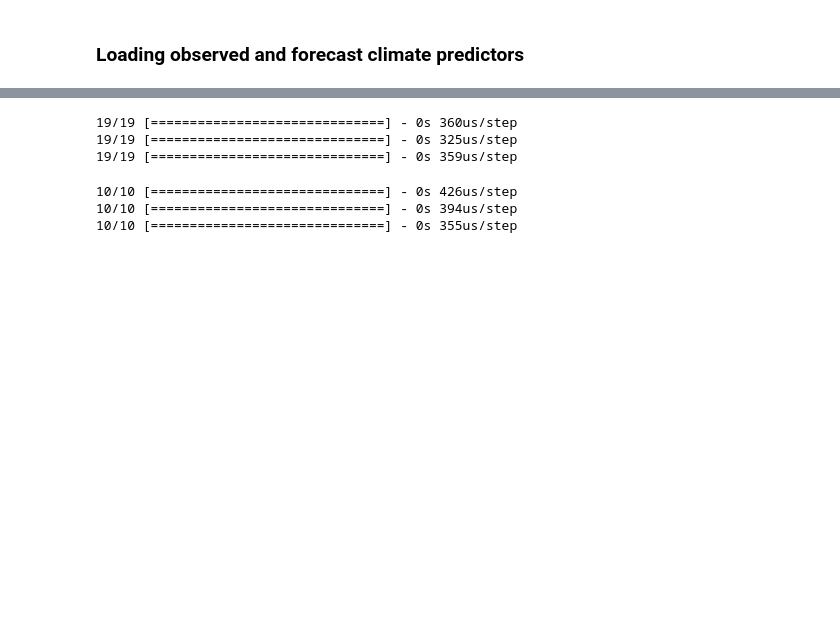
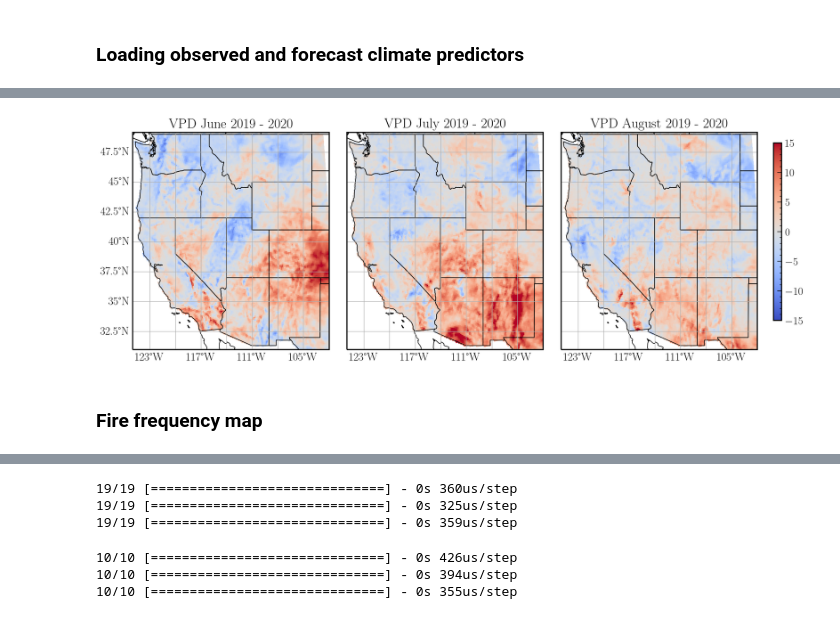
Before and after one commit to jtbuch/SEASFire, a Jupyter notebook: scripts/seas_fire_forecasts.ipynb, the cells around one changed output, grey strips where cells are left out. Saved outputs shown, nothing was run; the diff lists cells and outputs as text; code cells hidden in the pictures; blank space fills up the shorter version.

```diff
--- a/scripts/seas_fire_forecasts.ipynb
+++ b/scripts/seas_fire_forecasts.ipynb
@@ -133 +351,72 @@ X_pred_test_df= X_pred_test_df.drop(columns=['Solar', 'Ant_Tmax', 'RH', 'Ant_RH'
+# %%
+vpd_xarr= xarray.open_dataarray('../data/12km/climate/primary/vpd.nc').sel(time= slice('1984-01-15', '2023-05-15'))
+tmax_xarr= xarray.open_dataarray('../data/12km/climate/primary/tmax.nc').sel(time= slice('1984-01-15', '2023-05-15'))
+prec_xarr= xarray.open_dataarray('../data/12km/climate/primary/prec.nc').sel(time= slice('1984-01-15', '2023-05-15'))
+ffwi_xarr= xarray.open_dataarray('../data/12km/climate/primary/ffwi.nc').sel(time= slice('1984-01-15', '2023-05-15'))
+
+# antprec_xarr= xarray.DataArray(data= X_pred_ur_df['Avgprec_3mo'].to_numpy().reshape(3, 208, 155),
+#         dims=["month", "Y", "X"],
+#         coords=dict(
+#             X=(["X"], np.linspace(-2349250, -501250, 155)),
+#             Y=(["Y"], np.linspace(3166500, 682500, 208)),
+#             time= (["month"], np.linspace(0, 2, 3, dtype= np.int64)),),)
+lat_long_grid= coord_transform(ffwi_xarr['X'][:].data, ffwi_xarr['Y'][:].data, input_crs= 'EPSG:5070', output_crs= 'EPSG:4326')
+# %%
+extent = [-125, -102, 31, 49]
+central_lon = np.mean(extent[:2])
+central_lat = np.mean(extent[2:])
+#colors= np.random.rand(14)
+
+fig= plt.figure(figsize=(18, 10))
+gs = fig.add_gridspec(4, 6)
+
+ax= fig.add_subplot(gs[0:4, 0:2], projection=ccrs.PlateCarree())
+ax.set_extent(extent);
+ax.add_feature(cfeature.LAND, edgecolor='black', facecolor= 'white');
+ax.add_feature(cfeature.STATES, edgecolor='black');
+CS= ax.pcolormesh(lat_long_grid[0], lat_long_fire_grid[1], ffwi_xarr.sel(time='2019-06-15') - ffwi_xarr.sel(time='2020-06-15').values, vmin= -15, vmax= 15, cmap=plt.cm.coolwarm) #.mean(axis= 0, skipna= False)  np.log10(pred_prob_xarr[0, : , :])
+#cax= fig.add_axes([ax.get_position().x0, ax.get_position().y0 - 0.1, ax.get_position().width, 0.02])
+gl= ax.gridlines(draw_labels=True);
+gl.xlabel_style = {'size': 18, 'color': 'black'}
+gl.ylabel_style = {'size': 18, 'color': 'black'}
+gl.top_labels = False
+gl.right_labels = False
+ax.set_aspect(1.4/1)
+ax.set_title(r'VPD June 2019 - 2020', fontsize= 22);
+
+ax1= fig.add_subplot(gs[0:4, 2:4], projection=ccrs.PlateCarree())
+ax1.set_extent(extent);
+ax1.add_feature(cfeature.LAND, edgecolor='black', facecolor= 'white');
+ax1.add_feature(cfeature.STATES, edgecolor='black');
+CS1= ax1.pcolormesh(lat_long_grid[0], lat_long_fire_grid[1], ffwi_xarr.sel(time='2019-07-15') - ffwi_xarr.sel(time='2020-07-15').values, vmin= -15, vmax= 15, cmap=plt.cm.coolwarm) #.mean(axis= 0, skipna= False)
+gl1= ax1.gridlines(draw_labels=True);
+gl1.xlabel_style = {'size': 18, 'color': 'black'}
+gl1.ylabel_style = {'size': 18, 'color': 'black'}
+gl1.top_labels = False
+gl1.left_labels = False
+gl1.right_labels = False
+ax1.set_aspect(1.4/1)
+ax1.set_title(r'VPD July 2019 - 2020', fontsize= 22);
+
+ax2= fig.add_subplot(gs[0:4, 4:6], projection=ccrs.PlateCarree())
+ax2.set_extent(extent);
+ax2.add_feature(cfeature.LAND, edgecolor='black', facecolor= 'white');
+ax2.add_feature(cfeature.STATES, edgecolor='black');
+CS2= ax2.pcolormesh(lat_long_grid[0], lat_long_fire_grid[1], ffwi_xarr.sel(time='2019-08-15') - ffwi_xarr.sel(time='2020-08-15').values, vmin= -15, vmax= 15, cmap=plt.cm.coolwarm) #.mean(axis= 0, skipna= False)
+cax= fig.add_axes([ax2.get_position().x1 + 0.02, ax2.get_position().y1 - 0.35, 0.01, ax2.get_position().height + 0.05])
+cbar= fig.colorbar(CS2, cax= cax, orientation= 'vertical')
+#cbar.set_label(r'Log fire probability', labelpad= 20, rotation= 270, fontsize= 18)
+gl2= ax2.gridlines(draw_labels=True);
+gl2.xlabel_style = {'size': 18, 'color': 'black'}
+gl2.ylabel_style = {'size': 18, 'color': 'black'}
+gl2.top_labels = False
+gl2.left_labels = False
+gl2.right_labels = False
+ax2.set_aspect(1.4/1)
+ax2.set_title(r'VPD August 2019 - 2020', fontsize= 22);
+#plt.savefig('../plots/smlfire_output/pred_fire_prob_2022_obs.png', bbox_inches='tight', dpi= 200);
+# %% [output]
+[figure, added]
+# %% [markdown]
+### Fire frequency map
 # %%
```
Also changed, not shown: parts of 25 cells of this notebook, 2 other files.
